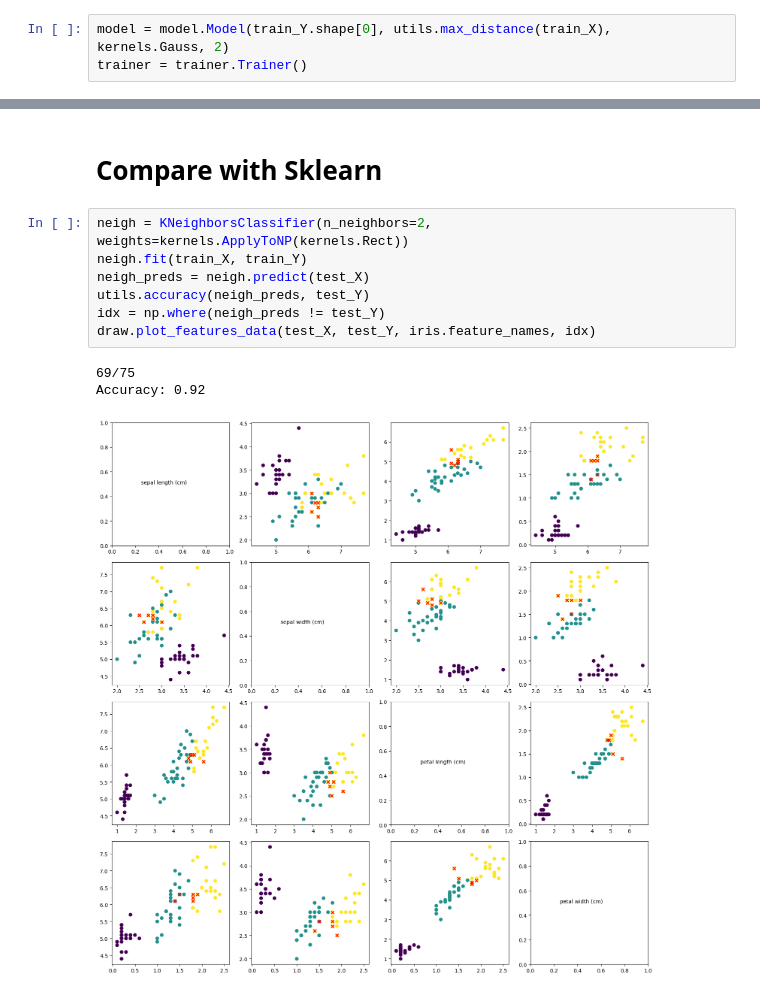
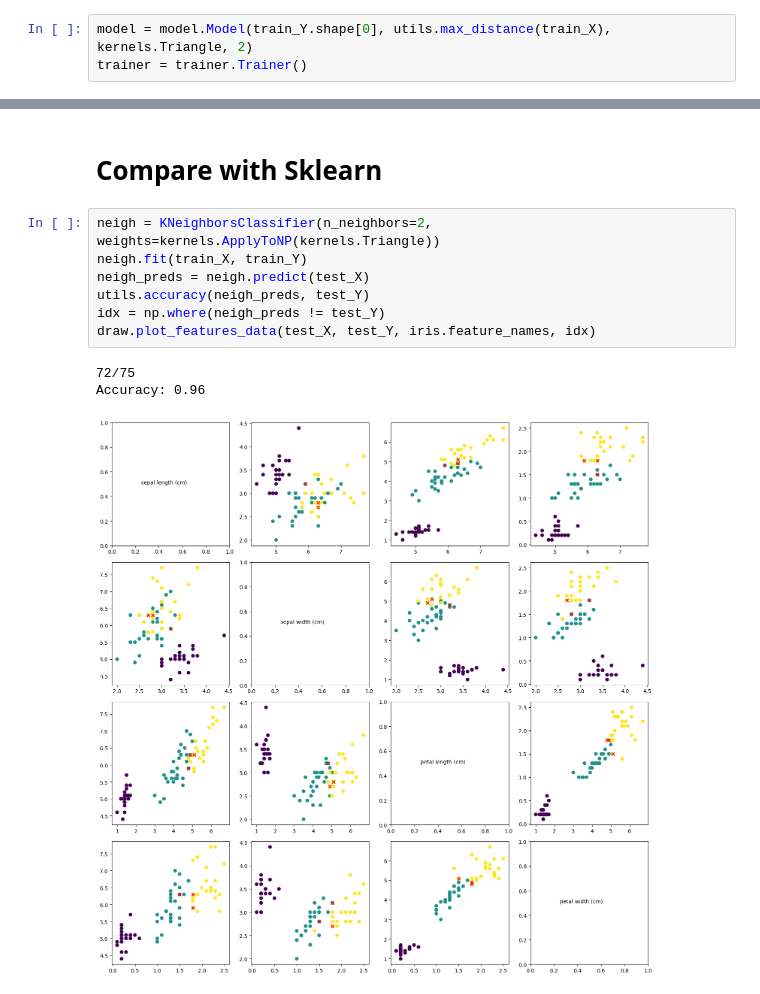
Before and after one commit to pishchev/MachineLearning, a Jupyter notebook: KNN/knn.ipynb, the cells around one changed output, grey strips where cells are left out. Cells and saved outputs as stored; diff of their text form.

```diff
--- a/KNN/knn.ipynb
+++ b/KNN/knn.ipynb
@@ -27,7 +27,7 @@ draw.plot_features_data(X, Y, iris.feature_names)
 # %% [markdown]
 # Initialization
 # %%
-model = model.Model(train_Y.shape[0], utils.max_distance(train_X), kernels.Gauss, 2)
+model = model.Model(train_Y.shape[0], utils.max_distance(train_X), kernels.Triangle, 2)
 trainer = trainer.Trainer()
 # %% [markdown]
 # Training
@@ -71,13 +64,13 @@ Accuracy: 0.9466666666666667
 # %% [markdown]
 # Compare with Sklearn
 # %%
-neigh = KNeighborsClassifier(n_neighbors=2, weights=kernels.ApplyToNP(kernels.Rect))
+neigh = KNeighborsClassifier(n_neighbors=2, weights=kernels.ApplyToNP(kernels.Triangle))
 neigh.fit(train_X, train_Y)
 neigh_preds = neigh.predict(test_X)
 utils.accuracy(neigh_preds, test_Y)
 idx = np.where(neigh_preds != test_Y)
 draw.plot_features_data(test_X, test_Y, iris.feature_names, idx)
 # %% [output]
-69/75
-Accuracy: 0.92
+72/75
+Accuracy: 0.96
-[figure, old version]
+[figure, new version]
```
Also changed, not shown: parts of 2 cells of this notebook, 1 other file.
